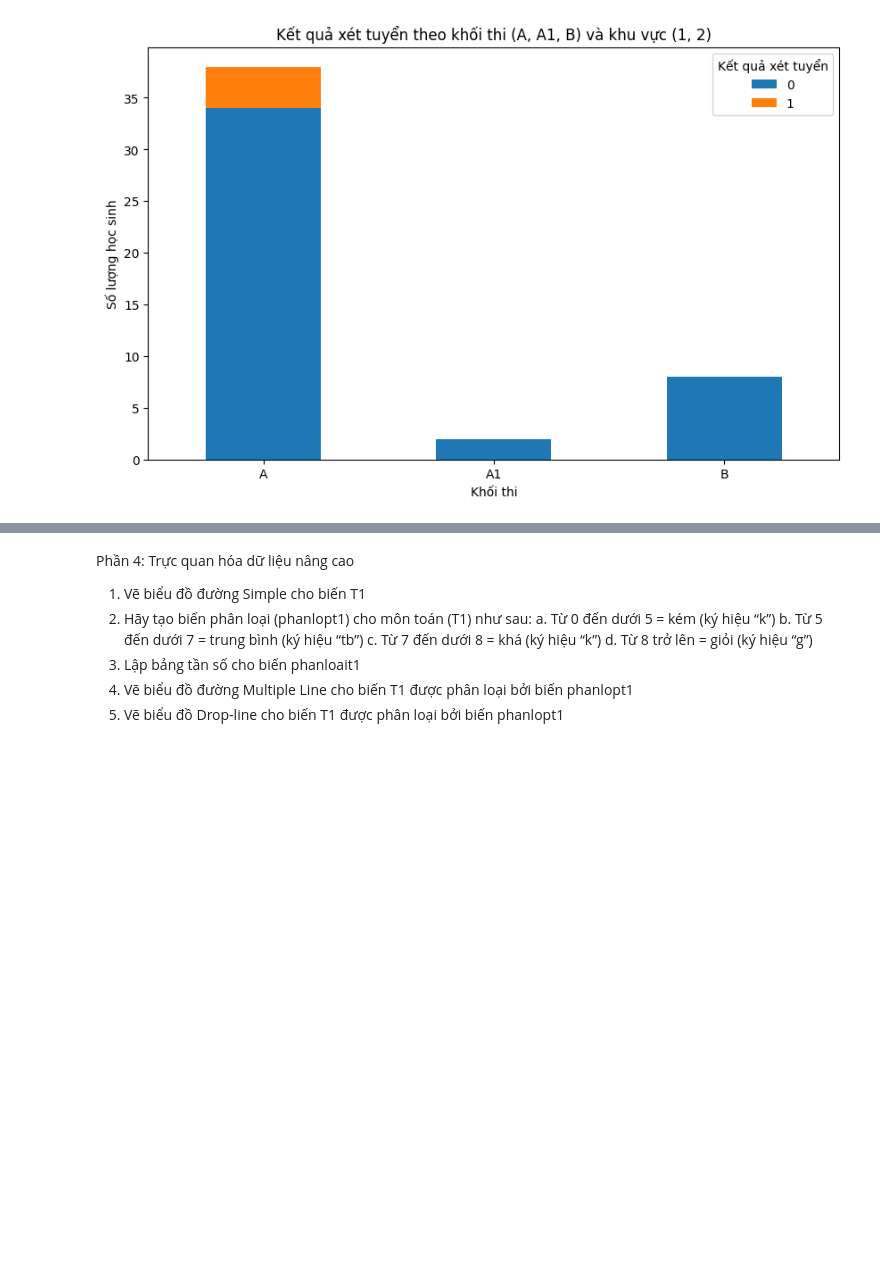
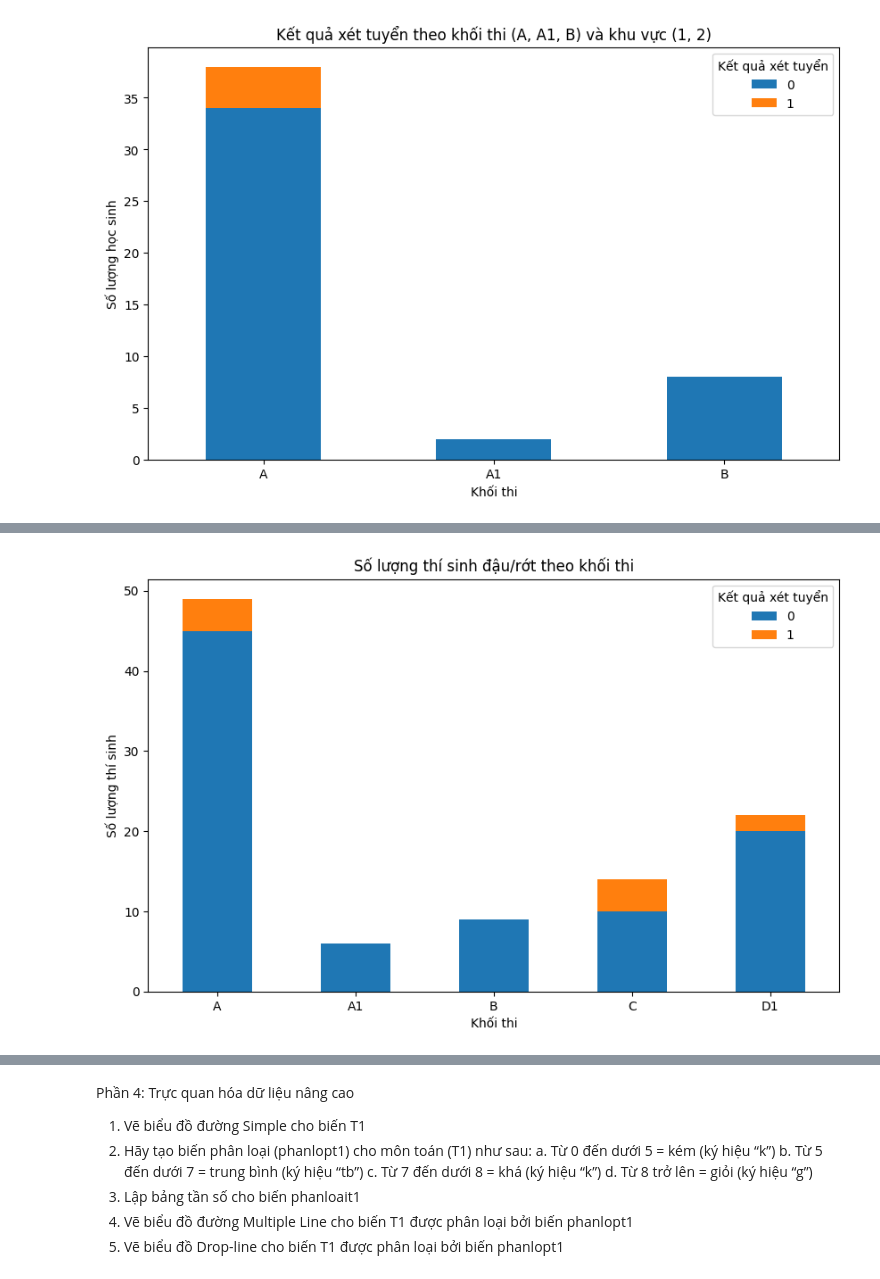
Before and after one commit to Thinh065/Thinh065-PhanTichDuLieunHocSau, a Jupyter notebook: lap2.ipynb, the cells around one changed output, grey strips where cells are left out. Cells and saved outputs as stored; diff of their text form; code cells hidden in the pictures; blank space fills up the shorter version.

```diff
--- a/lap2.ipynb
+++ b/lap2.ipynb
@@ -390,0 +407,16 @@ plt.show()
+# %%
+# Câu 4: Trực quan dữ liệu số lượng thí sinh đậu, rớt trên từng nhóm khối thi
+
+# Thống kê số lượng thí sinh đậu/rớt theo khối thi
+dau_rot_counts = df.groupby(['KT', 'KQXT']).size().unstack()
+
+# Vẽ biểu đồ cột
+dau_rot_counts.plot(kind='bar', figsize=(10, 6), stacked=True)
+plt.title('Số lượng thí sinh đậu/rớt theo khối thi')
+plt.xlabel('Khối thi')
+plt.ylabel('Số lượng thí sinh')
+plt.xticks(rotation=0)
+plt.legend(title='Kết quả xét tuyển')
+plt.show()
+# %% [output]
+[figure, added]
```
Also changed, not shown: parts of 4 cells of this notebook.
